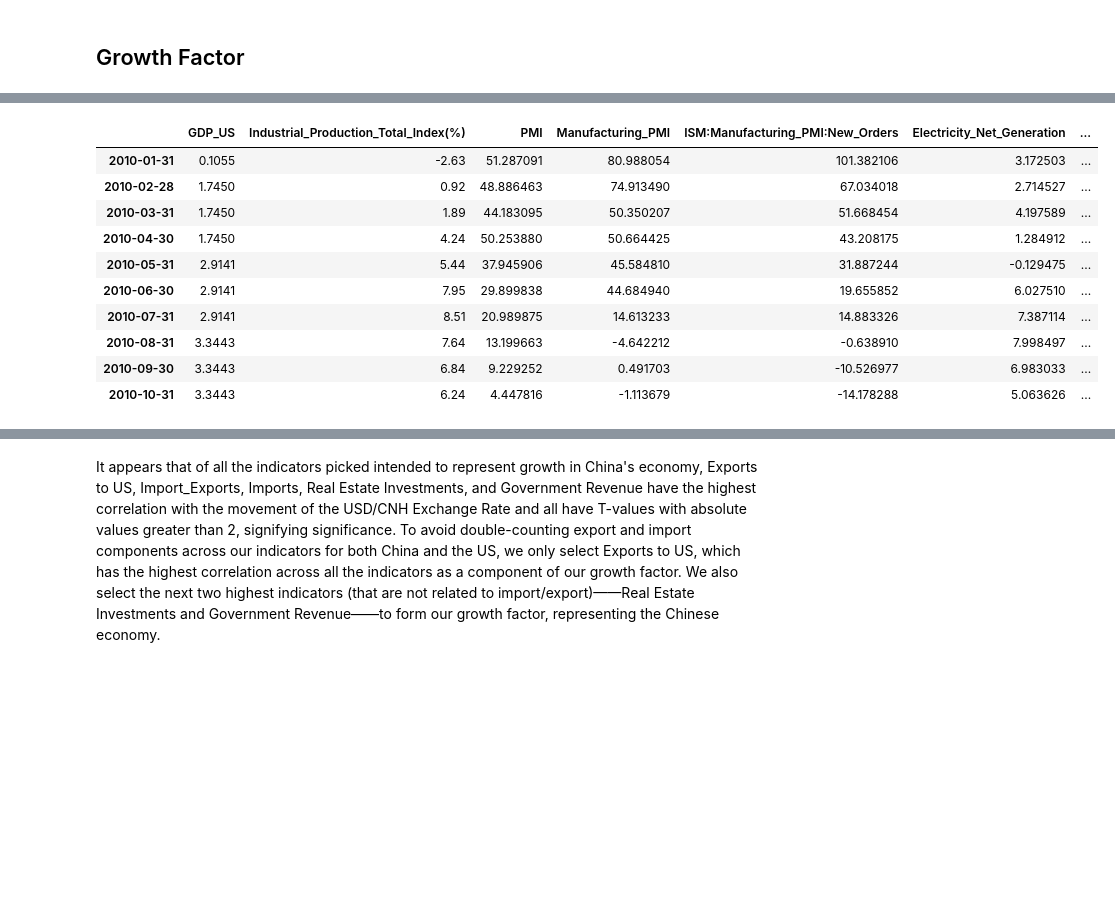
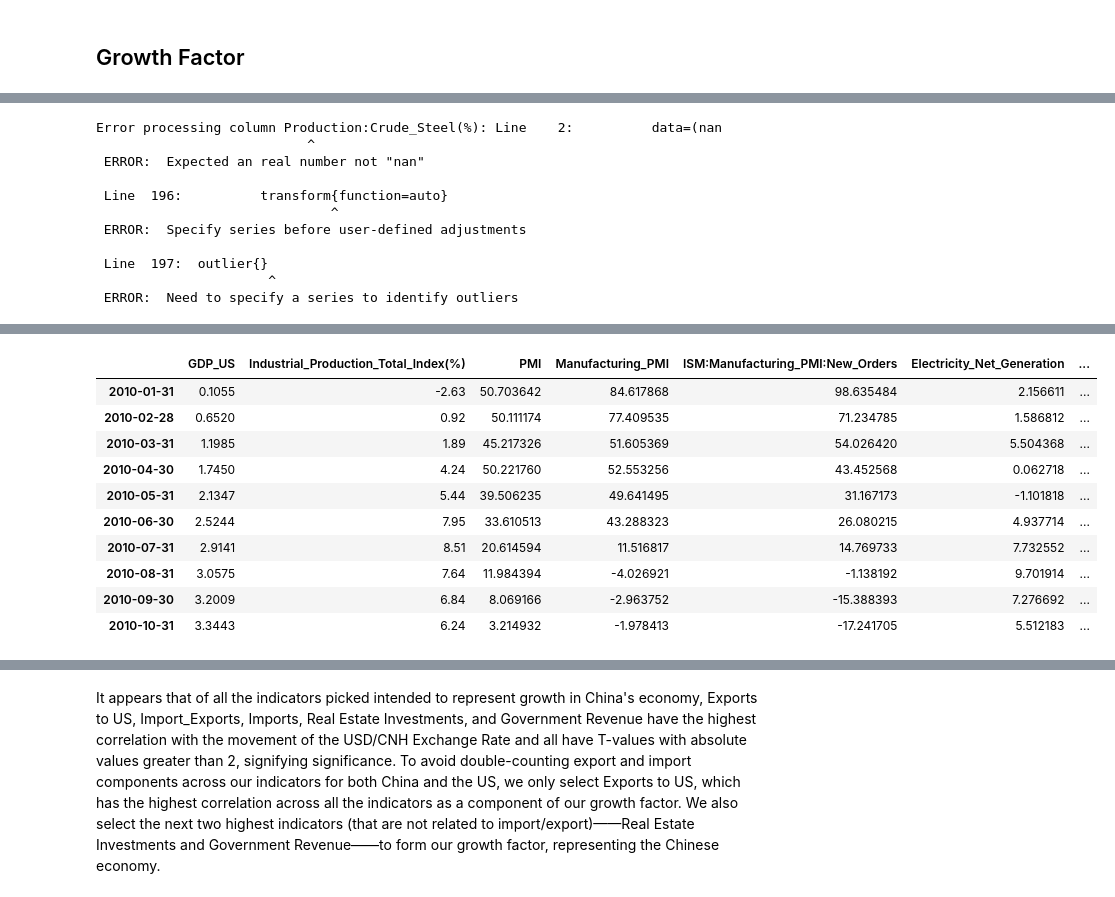
Before and after one commit to miaxiaozl/forex-project, a Jupyter notebook: notebooks/01_data_collection.ipynb, the cells around one changed output, grey strips where cells are left out. Drawn from its saved outputs; the diff is of its cells as text; code cells hidden in the pictures; blank space fills up the shorter version.

```diff
--- a/notebooks/01_data_collection.ipynb
+++ b/notebooks/01_data_collection.ipynb
@@ -27,14 +29,14 @@ IN NO CIRCUMSTANCE SHALL WIND BE RESPONSIBLE FOR ANY DAMAGES OR LOSSES CAUSED BY
 .Data=[OK!]
 # %%
 start_date = "2008-12-01" # actually from 2010, extract data for preprocessing
-end_date = "2024-05-31"
+end_date = "2024-06-30"
 # %%
 # takes a dict of indicators and their corresponding ticker in Wind to
 # create a DataFrame containing the data extracted from Wind API
 def extract_inds(inds):
     df = pd.DataFrame()
     for ind in inds:
-        raw = w.edb(inds[ind], start_date, end_date)
+        raw = w.edb(inds[ind], start_date, end_date, Period="M")
         # Extract data from the Wind API response
         times = raw.Times
         data = raw.Data[0]
@@ -387,8 +378,8 @@ us_needsa_cols = ['PMI', 'Manufacturing_PMI', 'ISM:Manufacturing_PMI:New_Orders'
 # %%
 df_us_growth = extract_inds(us_growth_inds)
 df_us_growth = lag_data(df_us_growth)  # lag data by 1 period
+df_us_growth = df_us_growth.interpolate(method="linear")  # interpolate missing values
+df_us_growth = apply_x11(df_us_growth, us_needsa_cols)
 df_us_growth = logyoy(df_us_growth, us_nonyoy_cols)
-df_us_growth = df_us_growth.bfill(limit=2).ffill().interpolate(method="linear")  # interpolate missing values
-df_us_growth = apply_x11(df_us_growth, us_needsa_cols)
 df_us_growth.head(10)
 # %% [output]
@@ -414,0 +391,11 @@ df_us_growth.head(10)
+Error processing column Production:Crude_Steel(%): Line    2:          data=(nan
+                           ^
+ ERROR:  Expected an real number not "nan"
+
+ Line  196:          transform{function=auto}
+                              ^
+ ERROR:  Specify series before user-defined adjustments
+
+ Line  197:  outlier{}
+                      ^
+ ERROR:  Need to specify a series to identify outliers
@@ -415,14 +416,14 @@ df_us_growth.head(10)
 |  | GDP_US | Industrial_Production_Total_Index(%) | PMI | Manufacturing_PMI | ISM:Manufacturing_PMI:New_Orders | Electricity_Net_Generation | ... |
-| 2010-01-31 | 0.1055 | -2.63 | 51.287091 | 80.988054 | 101.382106 | 3.172503 | ... |
-| 2010-02-28 | 1.7450 | 0.92 | 48.886463 | 74.913490 | 67.034018 | 2.714527 | ... |
-| 2010-03-31 | 1.7450 | 1.89 | 44.183095 | 50.350207 | 51.668454 | 4.197589 | ... |
-| 2010-04-30 | 1.7450 | 4.24 | 50.253880 | 50.664425 | 43.208175 | 1.284912 | ... |
-| 2010-05-31 | 2.9141 | 5.44 | 37.945906 | 45.584810 | 31.887244 | -0.129475 | ... |
-| 2010-06-30 | 2.9141 | 7.95 | 29.899838 | 44.684940 | 19.655852 | 6.027510 | ... |
-| 2010-07-31 | 2.9141 | 8.51 | 20.989875 | 14.613233 | 14.883326 | 7.387114 | ... |
-| 2010-08-31 | 3.3443 | 7.64 | 13.199663 | -4.642212 | -0.638910 | 7.998497 | ... |
-| 2010-09-30 | 3.3443 | 6.84 | 9.229252 | 0.491703 | -10.526977 | 6.983033 | ... |
-| 2010-10-31 | 3.3443 | 6.24 | 4.447816 | -1.113679 | -14.178288 | 5.063626 | ... |
+| 2010-01-31 | 0.1055 | -2.63 | 50.703642 | 84.617868 | 98.635484 | 2.156611 | ... |
+| 2010-02-28 | 0.6520 | 0.92 | 50.111174 | 77.409535 | 71.234785 | 1.586812 | ... |
+| 2010-03-31 | 1.1985 | 1.89 | 45.217326 | 51.605369 | 54.026420 | 5.504368 | ... |
+| 2010-04-30 | 1.7450 | 4.24 | 50.221760 | 52.553256 | 43.452568 | 0.062718 | ... |
+| 2010-05-31 | 2.1347 | 5.44 | 39.506235 | 49.641495 | 31.167173 | -1.101818 | ... |
+| 2010-06-30 | 2.5244 | 7.95 | 33.610513 | 43.288323 | 26.080215 | 4.937714 | ... |
+| 2010-07-31 | 2.9141 | 8.51 | 20.614594 | 11.516817 | 14.769733 | 7.732552 | ... |
+| 2010-08-31 | 3.0575 | 7.64 | 11.984394 | -4.026921 | -1.138192 | 9.701914 | ... |
+| 2010-09-30 | 3.2009 | 6.84 | 8.069166 | -2.963752 | -15.388393 | 7.276692 | ... |
+| 2010-10-31 | 3.3443 | 6.24 | 3.214932 | -1.978413 | -17.241705 | 5.512183 | ... |
 # %%
 us_growth_ctrb = regress(df_us_growth, df_forex)
 us_growth_ctrb
```
Also changed, not shown: parts of 14 cells of this notebook, 4 other files.
